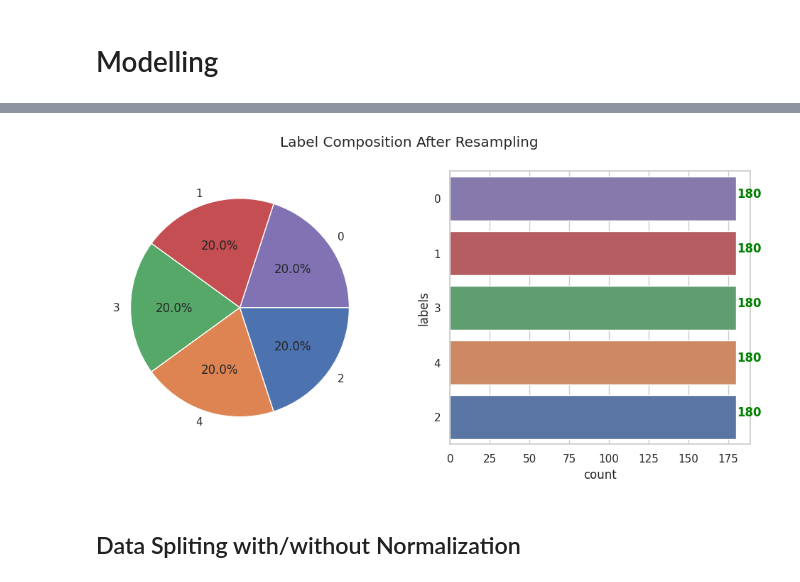
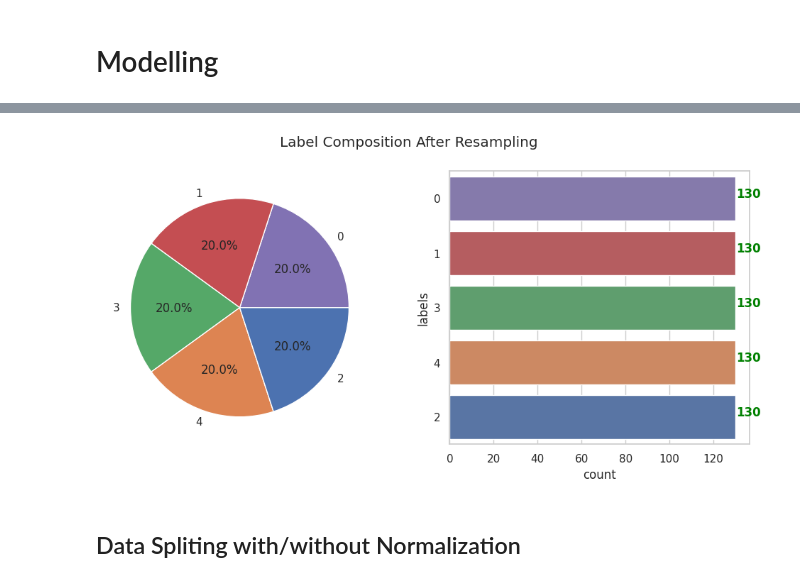
Before and after one commit to AreIsAndI/heart-disease-prediction, a Jupyter notebook: BK_Project_Analyzing_Heart_Disease_Prediction_on_Hungarian_Dataset.ipynb, the cells around one changed output, grey strips where cells are left out. Saved outputs shown, nothing was run; the diff lists cells and outputs as text; code cells hidden in the pictures.

```diff
--- a/BK_Project_Analyzing_Heart_Disease_Prediction_on_Hungarian_Dataset.ipynb
+++ b/BK_Project_Analyzing_Heart_Disease_Prediction_on_Hungarian_Dataset.ipynb
@@ -343,0 +366,14 @@ plt.show()
+# %%
+# create temp variable for one label only
+temp = mod_df[mod_df['target'] == 0].copy()
+
+# get the index and shuffle it
+temp2 = list(temp.index)
+random.seed(42)
+random.shuffle(temp2)
+# %%
+# proceed the undersampling method
+mod_df = mod_df.drop(temp2[130:]).copy()
+
+# make sure the number of target with no heart disease is 130
+mod_df['target'].value_counts()
@@ -350,4 +391,4 @@ y = mod_df['target']
 # %%
 # proceed the oversampling method
 smote = SMOTE(random_state = 42)
-x_oversample, y_oversample = smote.fit_resample(x, y)
+x_hybrid, y_hybrid = smote.fit_resample(x, y)
@@ -354,37 +416,36 @@ x_oversample, y_oversample = smote.fit_resample(x, y)
 # %%
-# visualize the comparison
 # initial canvas and variables
 fig, ax = plt.subplots(1, 2, figsize = (12, 5))
 plt.suptitle('Label Composition After Resampling')
-temp3 = y_oversample.value_counts()
+temp3 = y_hybrid.value_counts()
 temp4 = pd.DataFrame({
     'labels': temp3.keys(),
     'counter': temp3,
 }).astype('int64')
 colors = ['#8172B3', '#C44E52', '#55A868', '#DD8452', '#4C72B0']
 
 # visualize the label percentage
 ax[0].pie(temp4['counter'],
           labels = temp4['labels'],
           autopct = '%1.1f%%',
           colors = colors)
 
 # then visualize the number of data for each label
 sns.barplot(ax = ax[1],
             data = temp4,
             x = 'counter',
             y = 'labels',
             orient = 'h',
             order = temp4.sort_values('counter', ascending = False).labels,
             palette = colors)
 
 for i, v in enumerate(temp4['counter'].sort_values(ascending = False)):
     ax[1].text(v + .5, i - .02, str(v),
                color = 'green', fontweight = 'bold')
 plt.xlabel('count')
 plt.show()
 # %% [output]
-[figure, old version]
+[figure, new version]
 # %% [markdown]
 ## Data Spliting with/without Normalization
 # %%
```
Also changed, not shown: parts of 27 cells of this notebook.
